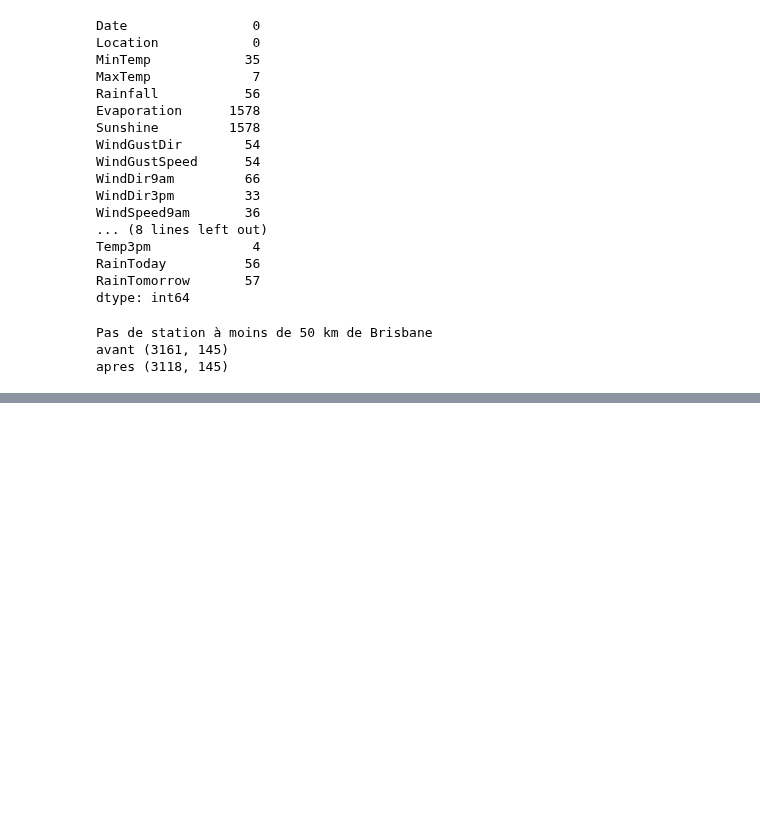
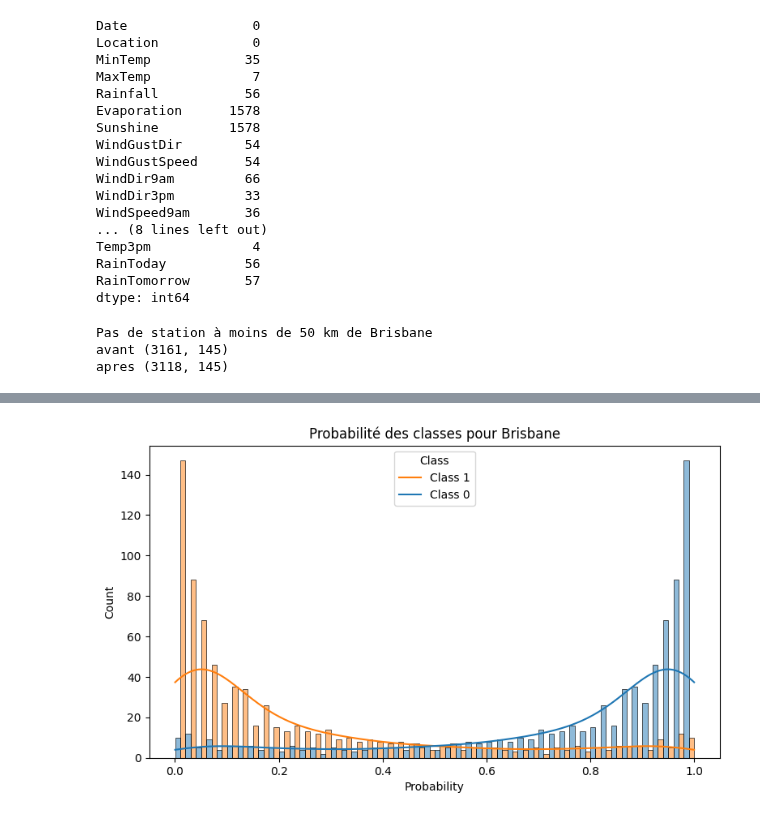
Before and after one commit to alastirm/NOV24_MLOPS_METEO, a Jupyter notebook: src2/test.ipynb, the cells around one changed output, grey strips where cells are left out. Drawn from its saved outputs; the diff is of its cells as text; code cells hidden in the pictures; blank space fills up the shorter version.

```diff
--- a/src2/test.ipynb
+++ b/src2/test.ipynb
@@ -175,18 +197,20 @@ print(X_train.isna().sum())
 # %%
 # y_pred_prob = model.predict_proba(X_test_scaled)
 # probs_inverted = 1 - probs_scaled
 # probs_normalized_1 = probs_inverted / np.max(probs_inverted)
 
 
 plt.figure(figsize = (20, 5))
 plt.subplot(121)
 sns.histplot(prob, bins = 50, kde = True,
-             stat = 'percent', multiple = 'dodge',
+             stat = 'count', multiple = 'dodge',
              color = ['yellow', 'blue'])
 plt.xlabel('Probability')
 plt.legend(title='Class', labels=['Class 1', 'Class 0'], loc='upper center')
 plt.title(f'Probabilité des classes pour {city}')
 plt.show()
+# %% [output]
+[figure, added]
 # %%
 f1_1 = []
 roc_1 = []
```
Also changed, not shown: parts of 7 cells of this notebook.
